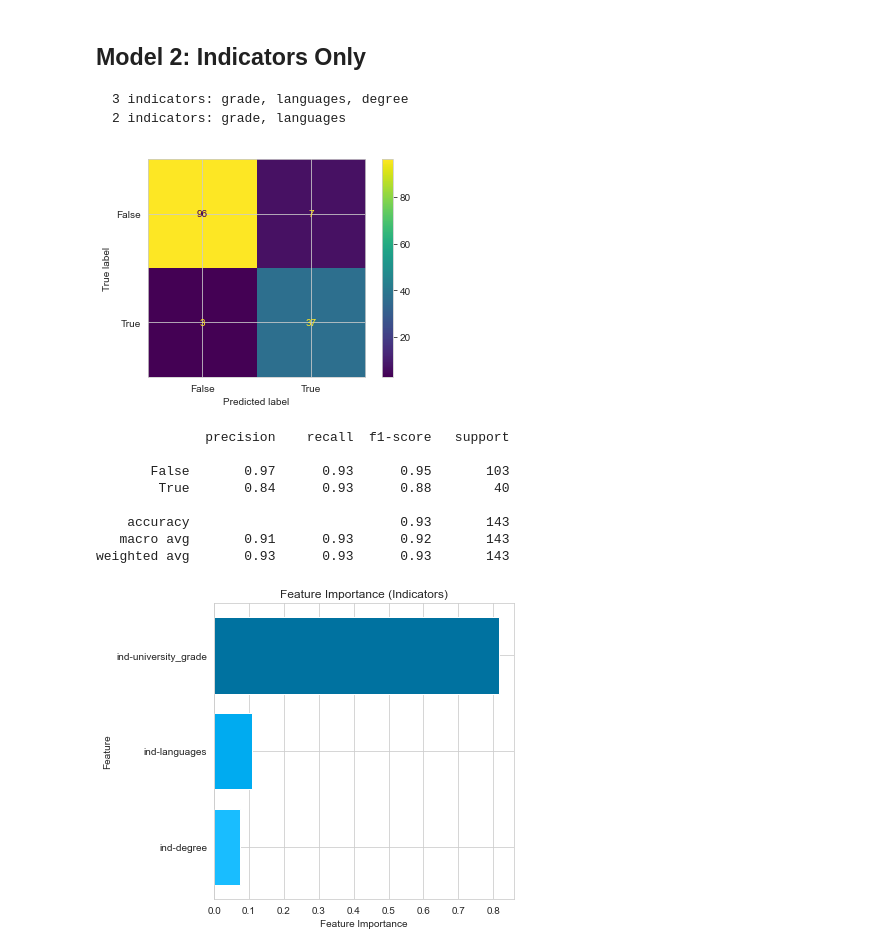
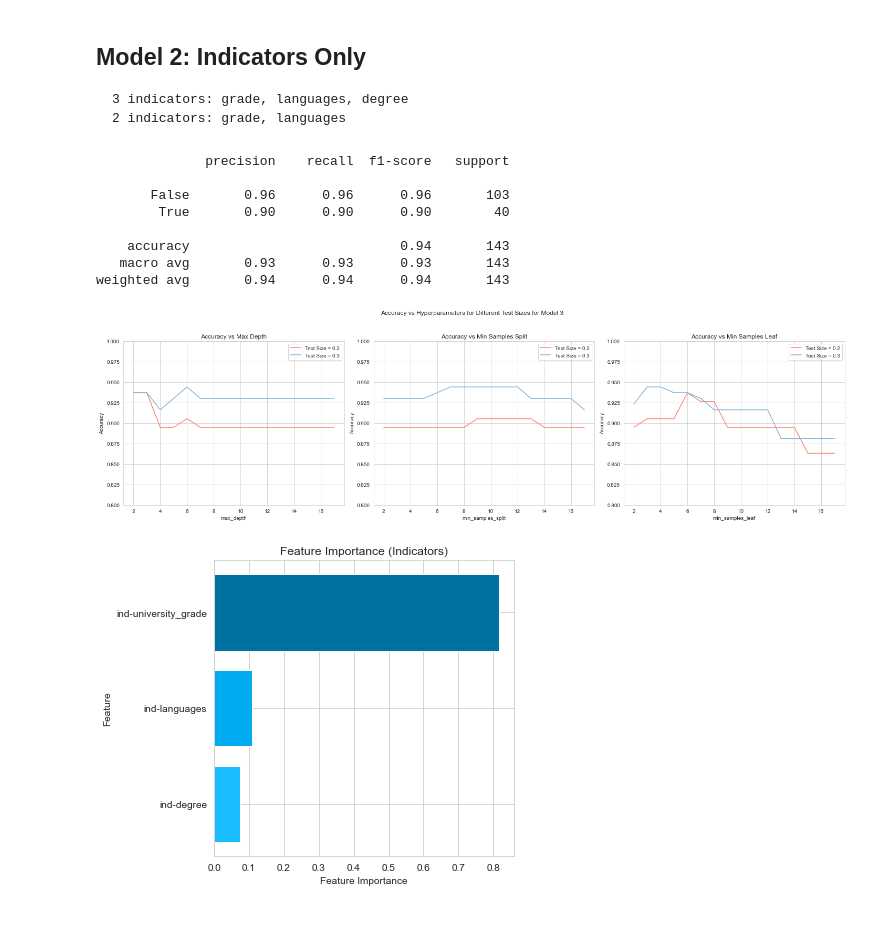
Before and after one commit to kwah-space/IDS-draft, a Jupyter notebook: A3 model.ipynb, the cells around one changed output. Cells and saved outputs as stored; diff of their text form; code cells hidden in the pictures; blank space fills up the shorter version.

Commit message:
added tuning for model 2 & 3

```diff
--- a/A3 model.ipynb
+++ b/A3 model.ipynb
@@ -565,26 +565,82 @@ y = D_data_encoded['decision']
 X_train_two_3, X_test_two_3, y_train_two_3, y_test_two_3 = train_test_split(X, y, test_size=.3, random_state = 42,
                                                     stratify=y)
 
-model_two_3 = DecisionTreeClassifier(max_depth=6, min_samples_leaf=3, min_samples_split=14,
+model_two_3 = DecisionTreeClassifier(max_depth=6, min_samples_leaf=3, min_samples_split=10,
                        random_state=42)
 
 model_two_3.fit(X_train_two_3, y_train_two_3)
 predictions = model_two_3.predict(X_test_two_3)
-confusion_matrix = sklearn.metrics.confusion_matrix(y_test_one, predictions)
-cm_display = sklearn.metrics.ConfusionMatrixDisplay(confusion_matrix = confusion_matrix, display_labels = [False, True])
-cm_display.plot()
-plt.show()
 print(classification_report(y_test_two_3, predictions))
 # %% [output]
-[figure, removed]
               precision    recall  f1-score   support
 
-       False       0.97      0.93      0.95       103
-        True       0.84      0.93      0.88        40
+       False       0.96      0.96      0.96       103
+        True       0.90      0.90      0.90        40
 
-    accuracy                           0.93       143
-   macro avg       0.91      0.93      0.92       143
-weighted avg       0.93      0.93      0.93       143
+    accuracy                           0.94       143
+   macro avg       0.93      0.93      0.93       143
+weighted avg       0.94      0.94      0.94       143
+# %%
+#model 3 tuning
+X = D_data_encoded[['ind-university_grade', 'ind-languages','ind-degree']]
+y = D_data_encoded['decision']
+
+test_sizes = [0.2, 0.3]
+
+# Hyperparameters to be varied for analysis
+hyperparam_values = {
+    'max_depth': np.arange(2, 18, 1),
+    'min_samples_split': np.arange(2, 18, 1),
+    'min_samples_leaf': np.arange(2, 18, 1)
+}
+
+accuracy_results = {
+    'max_depth': {size: [] for size in test_sizes},
+    'min_samples_split': {size: [] for size in test_sizes},
+    'min_samples_leaf': {size: [] for size in test_sizes}
+}
+
+for size in test_sizes:
+    for param_name, param_values in hyperparam_values.items():
+        for param_value in param_values:
+            # Split data
+            X_train, X_test, y_train, y_test = train_test_split(
+                X, y, test_size=size, random_state=42, stratify=y
+            )
+
+            # Initialize and train model
+            model_params = {param_name: param_value}
+            model = DecisionTreeClassifier(**model_params, random_state=42)
+            model.fit(X_train, y_train)
+
+            # Predict and calculate accuracy
+            predictions = model.predict(X_test)
+            acc = accuracy_score(y_test, predictions)
+
+            # Store accuracy
+            accuracy_results[param_name][size].append(acc)
+
+# Plotting
+fig, axs = plt.subplots(1, 3, figsize=(20, 6))
+fig.suptitle('Accuracy vs Hyperparameters for Different Test Sizes for Model 3')
+
+for ax, (param_name, acc_results) in zip(axs, accuracy_results.items()):
+    for size, acc in acc_results.items():
+        ax.plot(hyperparam_values[param_name], acc, label=f'Test Size = {size}')
+    ax.set_xlabel(param_name)
+    ax.set_ylabel('Accuracy')
+    ax.set_ylim(0.8, 1)
+    ax.legend()
+    ax.grid(True)
+
+axs[0].set_title('Accuracy vs Max Depth')
+axs[1].set_title('Accuracy vs Min Samples Split')
+axs[2].set_title('Accuracy vs Min Samples Leaf')
+
+plt.tight_layout(rect=[0, 0.03, 1, 0.95])
+plt.show()
+# %% [output]
+[figure, added]
 # %%
 color_rank = [ '#0072a0', '#00abf0', '#19bdff', '#37c6ff', '#55ceff', '#73d7ff', '#91e0ff','#a5e5ff','#b9ebff', '#cdf0ff']
 def plot_top_features(model, feature_names, top_n, title):
```
Also changed, not shown: parts of 8 cells of this notebook.
